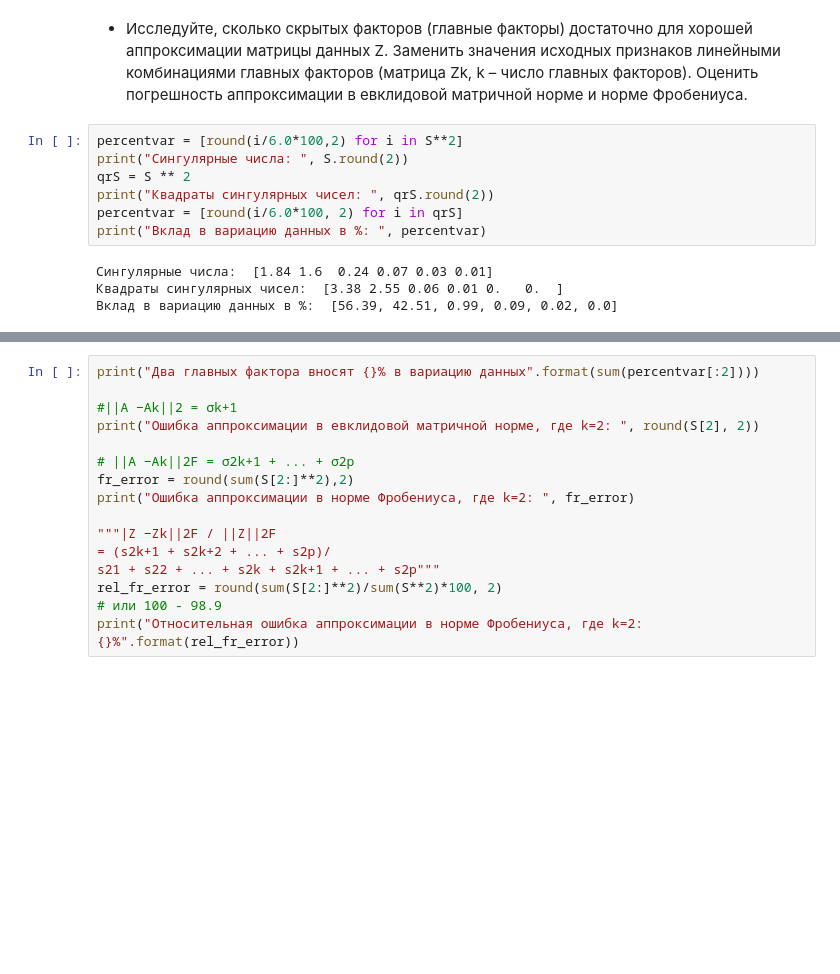
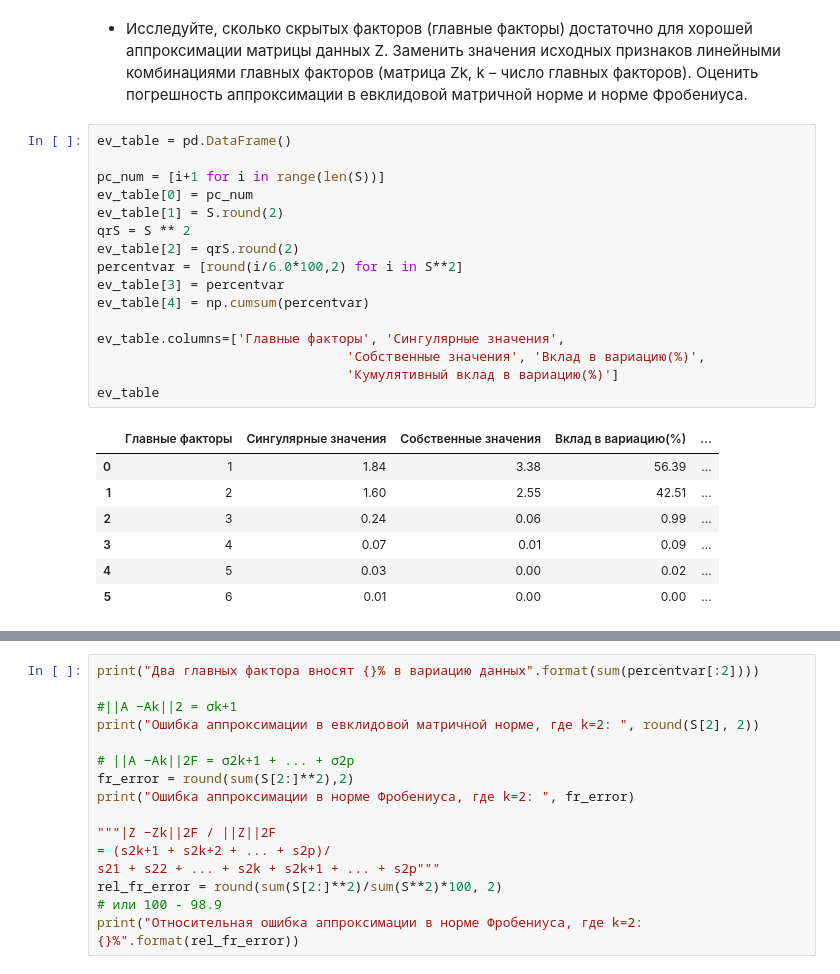
Before and after one commit to zozunin/classic-data-analysis-methods, a Jupyter notebook: DZ2_13.ipynb, the cells around one changed output, grey strips where cells are left out. Cells and saved outputs as stored; diff of their text form; blank space fills up the shorter version.

```diff
--- a/DZ2_13.ipynb
+++ b/DZ2_13.ipynb
@@ -61,14 +61,27 @@ U, S, VT = np.linalg.svd(Z)
 # %% [markdown]
  - Исследуйте, сколько скрытых факторов (главные факторы) достаточно для хорошей аппроксимации матрицы данных Z. Заменить значения исходных признаков линейными комбинациями главных факторов (матрица Zk, k – число главных факторов). Оценить погрешность аппроксимации в евклидовой матричной  норме и норме Фробениуса.
 # %%
+ev_table = pd.DataFrame()
+
+pc_num = [i+1 for i in range(len(S))]
+ev_table[0] = pc_num
+ev_table[1] = S.round(2)
+qrS = S ** 2
+ev_table[2] = qrS.round(2)
 percentvar = [round(i/6.0*100,2) for i in S**2]
-print("Сингулярные числа: ", S.round(2))
-qrS = S ** 2
-print("Квадраты сингулярных чисел: ", qrS.round(2))
-percentvar = [round(i/6.0*100, 2) for i in qrS]
-print("Вклад в вариацию данных в %: ", percentvar)
+ev_table[3] = percentvar
+ev_table[4] = np.cumsum(percentvar)
+
+ev_table.columns=['Главные факторы', 'Сингулярные значения',
+                                'Собственные значения', 'Вклад в вариацию(%)',
+                                'Кумулятивный вклад в вариацию(%)']
+ev_table
 # %% [output]
-Сингулярные числа:  [1.84 1.6  0.24 0.07 0.03 0.01]
-Квадраты сингулярных чисел:  [3.38 2.55 0.06 0.01 0.   0.  ]
-Вклад в вариацию данных в %:  [56.39, 42.51, 0.99, 0.09, 0.02, 0.0]
+|  | Главные факторы | Сингулярные значения | Собственные значения | Вклад в вариацию(%) | ... |
+| 0 | 1 | 1.84 | 3.38 | 56.39 | ... |
+| 1 | 2 | 1.60 | 2.55 | 42.51 | ... |
+| 2 | 3 | 0.24 | 0.06 | 0.99 | ... |
+| 3 | 4 | 0.07 | 0.01 | 0.09 | ... |
+| 4 | 5 | 0.03 | 0.00 | 0.02 | ... |
+| 5 | 6 | 0.01 | 0.00 | 0.00 | ... |
 # %%
```
Also changed, not shown: parts of 2 cells of this notebook.
